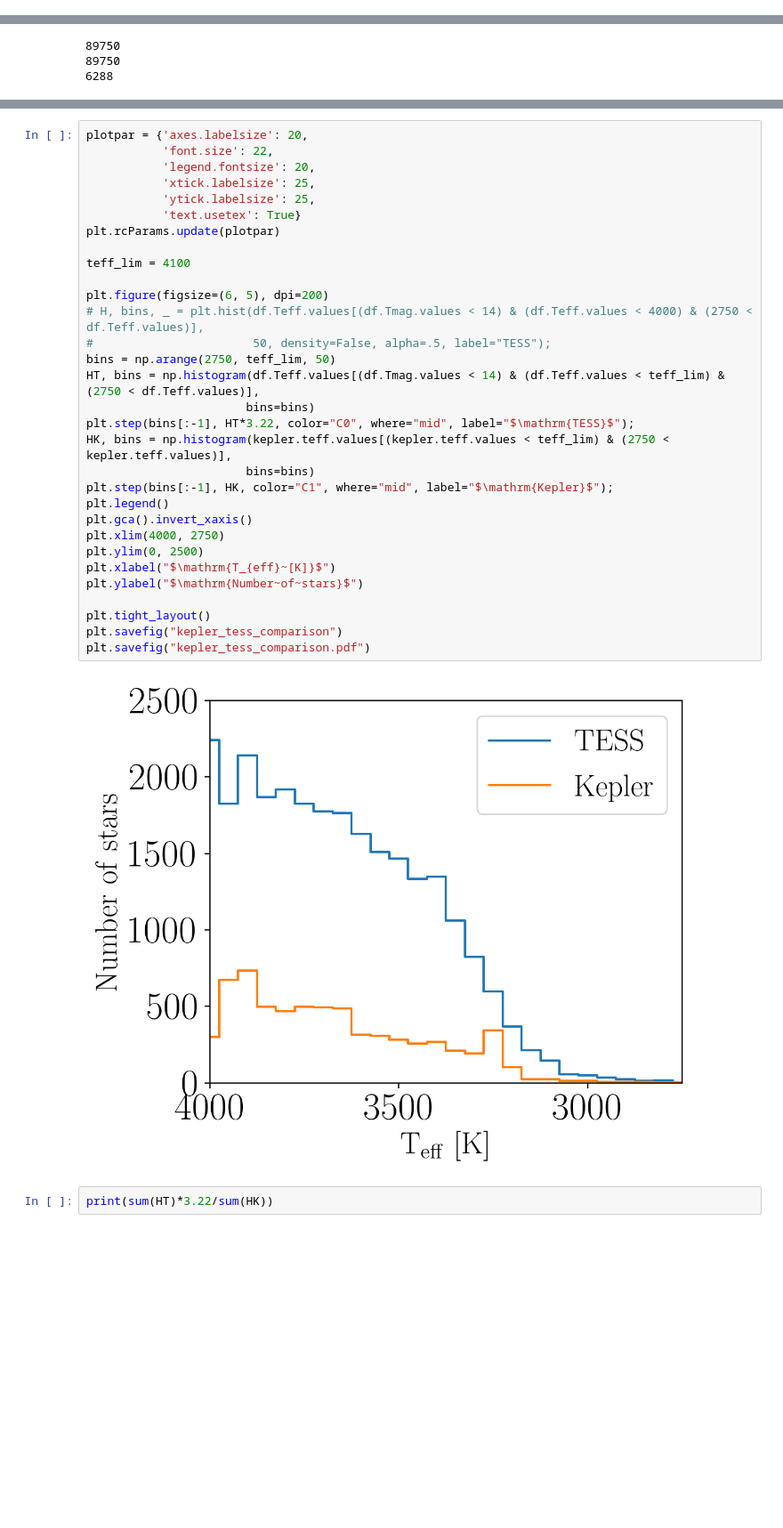
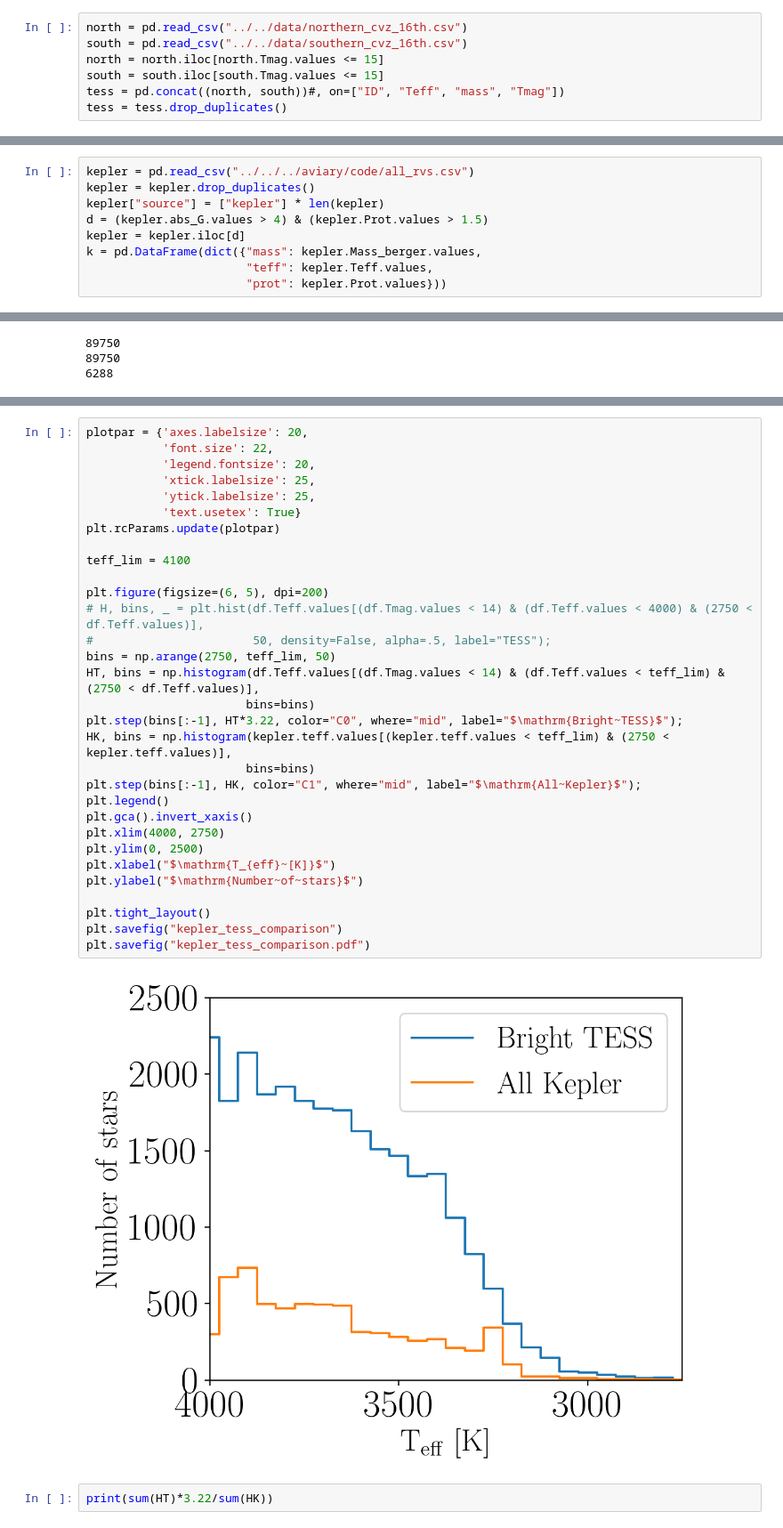
Before and after one commit to RuthAngus/TESS-rotation, a Jupyter notebook: code/notebooks/Exploring_CVZ_stars.ipynb, the cells around one changed output, grey strips where cells are left out. Shown at 89% size. Saved outputs shown, nothing was run; the diff lists cells and outputs as text; blank space fills up the shorter version.

```diff
--- a/code/notebooks/Exploring_CVZ_stars.ipynb
+++ b/code/notebooks/Exploring_CVZ_stars.ipynb
@@ -13,0 +30,7 @@ south = pd.read_csv("../../data/cvz_south_16th.csv")
+# %%
+north = pd.read_csv("../../data/northern_cvz_16th.csv")
+south = pd.read_csv("../../data/southern_cvz_16th.csv")
+north = north.iloc[north.Tmag.values <= 15]
+south = south.iloc[south.Tmag.values <= 15]
+tess = pd.concat((north, south))#, on=["ID", "Teff", "mass", "Tmag"])
+tess = tess.drop_duplicates()
@@ -13,0 +39,9 @@ south = pd.read_csv("../../data/cvz_south_16th.csv")
+# %%
+kepler = pd.read_csv("../../../aviary/code/all_rvs.csv")
+kepler = kepler.drop_duplicates()
+kepler["source"] = ["kepler"] * len(kepler)
+d = (kepler.abs_G.values > 4) & (kepler.Prot.values > 1.5)
+kepler = kepler.iloc[d]
+k = pd.DataFrame(dict({"mass": kepler.Mass_berger.values,
+                       "teff": kepler.Teff.values,
+                       "prot": kepler.Prot.values}))
@@ -78,36 +311,36 @@ Text(0, 0.5, 'Number of stars')
 # %%
 plotpar = {'axes.labelsize': 20,
            'font.size': 22,
            'legend.fontsize': 20,
            'xtick.labelsize': 25,
            'ytick.labelsize': 25,
            'text.usetex': True}
 plt.rcParams.update(plotpar)
 
 teff_lim = 4100
 
 plt.figure(figsize=(6, 5), dpi=200)
 # H, bins, _ = plt.hist(df.Teff.values[(df.Tmag.values < 14) & (df.Teff.values < 4000) & (2750 < df.Teff.values)],
 #                       50, density=False, alpha=.5, label="TESS");
 bins = np.arange(2750, teff_lim, 50)
 HT, bins = np.histogram(df.Teff.values[(df.Tmag.values < 14) & (df.Teff.values < teff_lim) & (2750 < df.Teff.values)],
                        bins=bins)
-plt.step(bins[:-1], HT*3.22, color="C0", where="mid", label="$\mathrm{TESS}$");
+plt.step(bins[:-1], HT*3.22, color="C0", where="mid", label="$\mathrm{Bright~TESS}$");
 HK, bins = np.histogram(kepler.teff.values[(kepler.teff.values < teff_lim) & (2750 < kepler.teff.values)],
                        bins=bins)
-plt.step(bins[:-1], HK, color="C1", where="mid", label="$\mathrm{Kepler}$");
+plt.step(bins[:-1], HK, color="C1", where="mid", label="$\mathrm{All~Kepler}$");
 plt.legend()
 plt.gca().invert_xaxis()
 plt.xlim(4000, 2750)
 plt.ylim(0, 2500)
 plt.xlabel("$\mathrm{T_{eff}~[K]}$")
 plt.ylabel("$\mathrm{Number~of~stars}$")
 
 plt.tight_layout()
 plt.savefig("kepler_tess_comparison")
 plt.savefig("kepler_tess_comparison.pdf")
 # %% [output]
-[figure, old version]
+[figure, new version]
 # %%
 print(sum(HT)*3.22/sum(HK))
 # %% [output]
```
Also changed, not shown: parts of 27 cells of this notebook.
